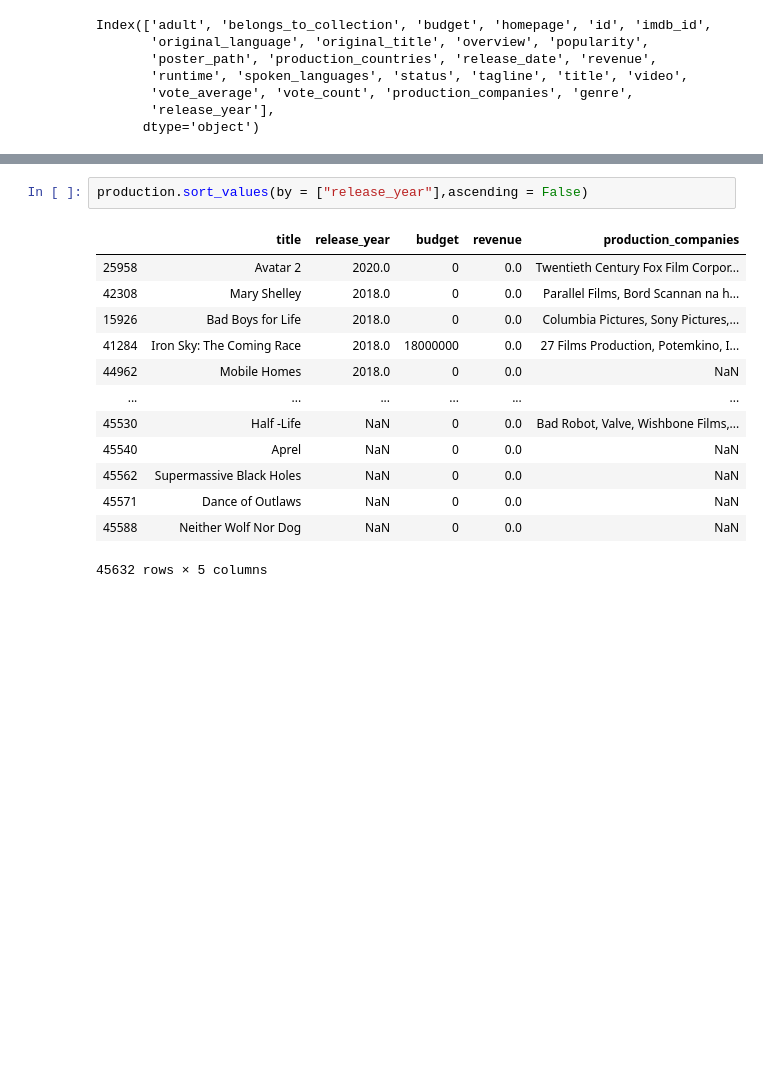
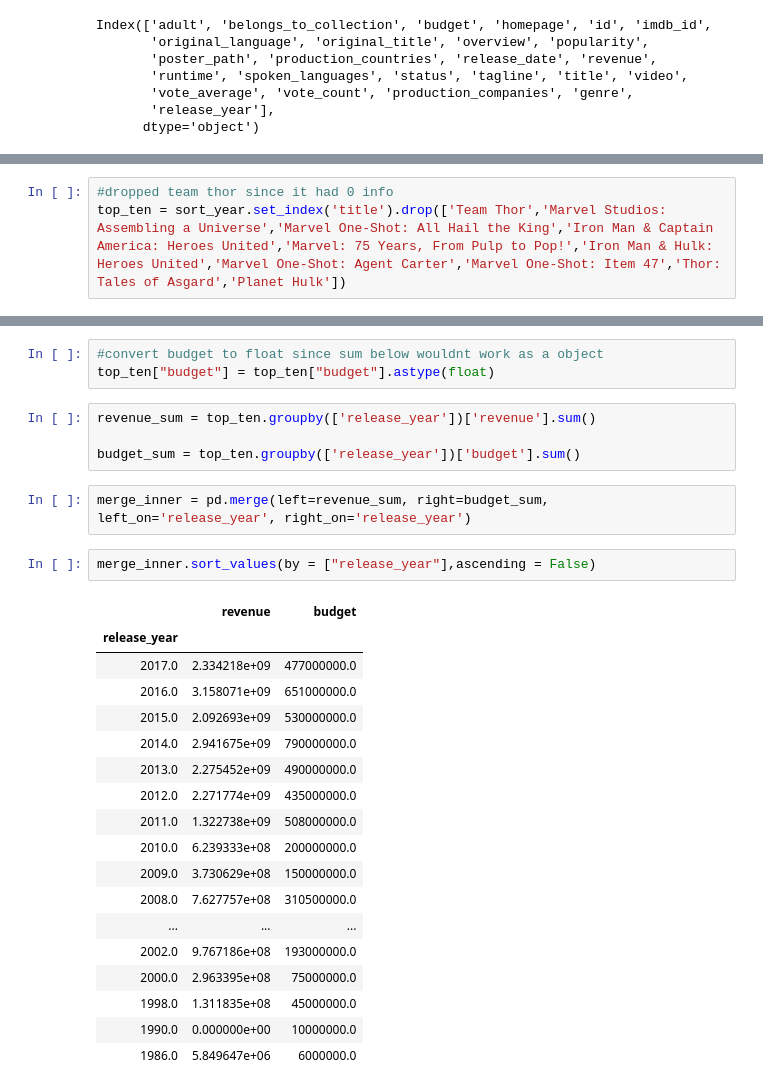
Before and after one commit to Lea-Loustaunau/Project-2, a Jupyter notebook: Yearly Production Studio Spend.ipynb, the cells around one changed output, grey strips where cells are left out. Saved outputs shown, nothing was run; the diff lists cells and outputs as text; blank space fills up the shorter version.

```diff
--- a/Yearly Production Studio Spend.ipynb
+++ b/Yearly Production Studio Spend.ipynb
@@ -89,0 +187,3 @@ production = df[["title","release_year","budget","revenue","production_companies
+# %%
+#dropped team thor since it had 0 info
+top_ten = sort_year.set_index('title').drop(['Team Thor','Marvel Studios: Assembling a Universe','Marvel One-Shot: All Hail the King','Iron Man & Captain America: Heroes United','Marvel: 75 Years, From Pulp to Pop!','Iron Man & Hulk: Heroes United','Marvel One-Shot: Agent Carter','Marvel One-Shot: Item 47','Thor: Tales of Asgard','Planet Hulk'])
@@ -90,16 +235,30 @@ production = df[["title","release_year","budget","revenue","production_companies
+# %%
+#convert budget to float since sum below wouldnt work as a object
+top_ten["budget"] = top_ten["budget"].astype(float)
+# %%
+revenue_sum = top_ten.groupby(['release_year'])['revenue'].sum()
+
+budget_sum = top_ten.groupby(['release_year'])['budget'].sum()
+# %%
+merge_inner = pd.merge(left=revenue_sum, right=budget_sum, left_on='release_year', right_on='release_year')
 # %%
-production.sort_values(by = ["release_year"],ascending = False)
+merge_inner.sort_values(by = ["release_year"],ascending = False)
 # %% [output]
-|  | title | release_year | budget | revenue | production_companies |
-| 25958 | Avatar 2 | 2020.0 | 0 | 0.0 | Twentieth Century Fox Film Corpor... |
-| 42308 | Mary Shelley | 2018.0 | 0 | 0.0 | Parallel Films, Bord Scannan na h... |
-| 15926 | Bad Boys for Life | 2018.0 | 0 | 0.0 | Columbia Pictures, Sony Pictures,... |
-| 41284 | Iron Sky: The Coming Race | 2018.0 | 18000000 | 0.0 | 27 Films Production, Potemkino, I... |
-| 44962 | Mobile Homes | 2018.0 | 0 | 0.0 | NaN |
-| ... | ... | ... | ... | ... | ... |
-| 45530 | Half -Life | NaN | 0 | 0.0 | Bad Robot, Valve, Wishbone Films,... |
-| 45540 | Aprel | NaN | 0 | 0.0 | NaN |
-| 45562 | Supermassive Black Holes | NaN | 0 | 0.0 | NaN |
-| 45571 | Dance of Outlaws | NaN | 0 | 0.0 | NaN |
-| 45588 | Neither Wolf Nor Dog | NaN | 0 | 0.0 | NaN |
+|  | revenue | budget |
+| release_year |  |  |
+| 2017.0 | 2.334218e+09 | 477000000.0 |
+| 2016.0 | 3.158071e+09 | 651000000.0 |
+| 2015.0 | 2.092693e+09 | 530000000.0 |
+| 2014.0 | 2.941675e+09 | 790000000.0 |
+| 2013.0 | 2.275452e+09 | 490000000.0 |
+| 2012.0 | 2.271774e+09 | 435000000.0 |
+| 2011.0 | 1.322738e+09 | 508000000.0 |
+| 2010.0 | 6.239333e+08 | 200000000.0 |
+| 2009.0 | 3.730629e+08 | 150000000.0 |
+| 2008.0 | 7.627757e+08 | 310500000.0 |
+| ... | ... | ... |
+| 2002.0 | 9.767186e+08 | 193000000.0 |
+| 2000.0 | 2.963395e+08 | 75000000.0 |
+| 1998.0 | 1.311835e+08 | 45000000.0 |
+| 1990.0 | 0.000000e+00 | 10000000.0 |
+| 1986.0 | 5.849647e+06 | 6000000.0 |
-45632 rows × 5 columns
```
Also changed, not shown: parts of 20 cells of this notebook.
